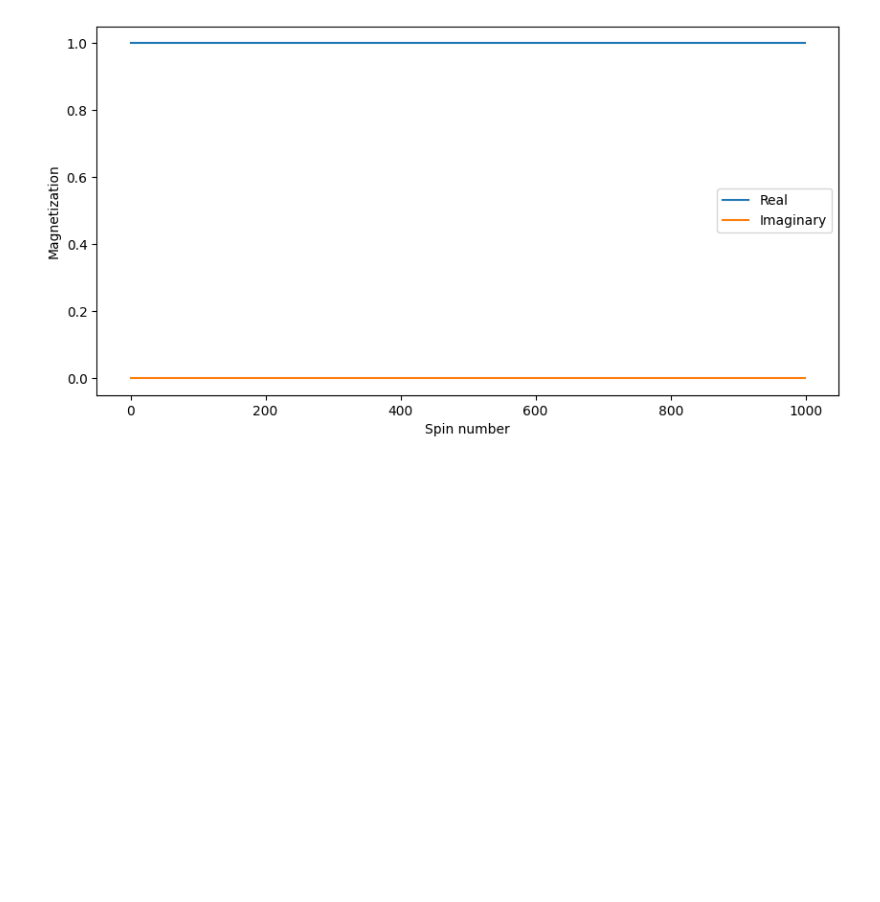
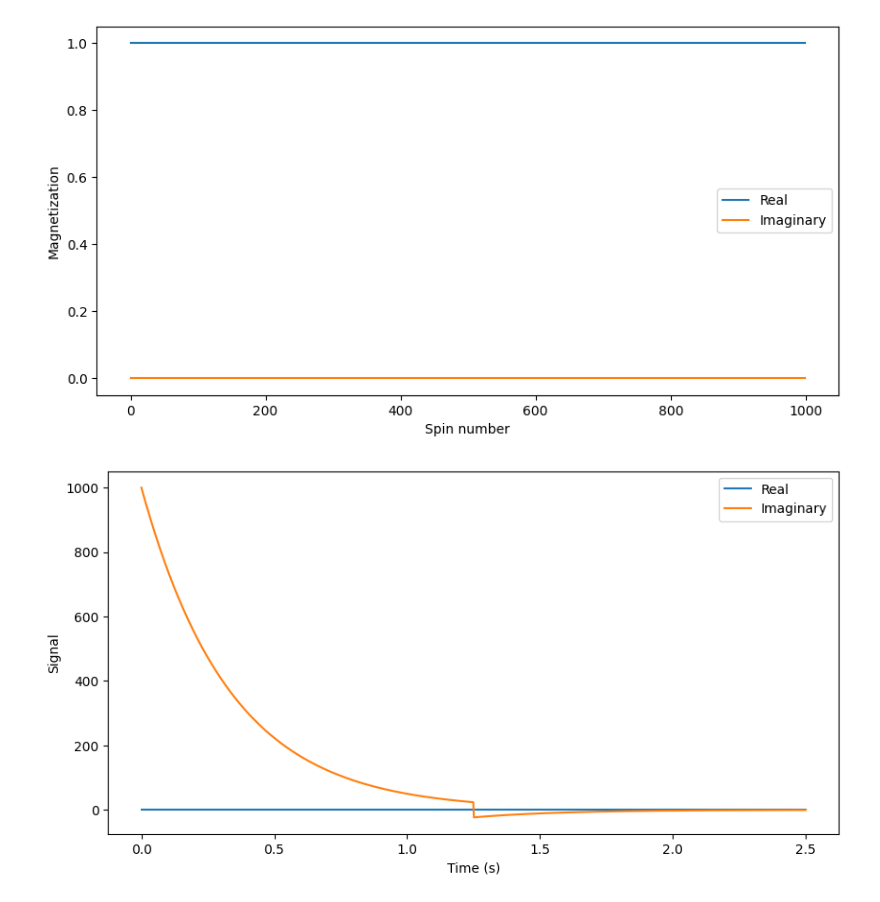
Before and after one commit to MaxStrey/Martinos_MR, a Jupyter notebook: Martinos_project/phantom_generation/phantom_3.ipynb, the cells around one changed output. Saved outputs shown, nothing was run; the diff lists cells and outputs as text; code cells hidden in the pictures; blank space fills up the shorter version.

```diff
--- a/Martinos_project/phantom_generation/phantom_3.ipynb
+++ b/Martinos_project/phantom_generation/phantom_3.ipynb
@@ -17,22 +22,43 @@ plt.show()
 # %%
 angle = np.pi / 2  # 90 degree flip
 phantom *= np.exp(1j * angle)  # Rotate each spin by 90 degrees
 T1 = 1.0  # T1 relaxation time
 T2 = 0.5  # T2 relaxation time
 
 times = np.linspace(0, 5 * T2, 1000)  # Times at which to sample the signal
 signal = np.zeros_like(times, dtype=np.complex128)
 
 for i, t in enumerate(times):
     E1 = np.exp(-t / T1)
     E2 = np.exp(-t / T2)
     signal[i] = np.sum(phantom * E1 * E2)  # Signal is sum of all spins, with relaxation
 
+
+
+# Apply a 180 degree pulse to create a spin echo
+echo_time = times[int(len(times)/2)]  # Time at which to apply the 180 degree pulse
+echo_angle = np.pi  # 180 degree flip
+echo_phase = np.exp(1j * echo_angle)  # Phase shift due to 180 degree pulse
+echo_index = np.argmin(np.abs(times - echo_time))  # Index of the echo time in the times array
+signal[echo_index:] *= echo_phase  # Apply the phase shift to the signal after the echo time
+
+#Plotting E1 and E2
+plt.figure(figsize=(10, 5))
+plt.plot(times, signal.real, label='Real')
+plt.plot(times, signal.imag, label='Imaginary')
+plt.xlabel('Time (s)')
+plt.ylabel('Signal')
+plt.legend()
+plt.show()
+
 Gx = 1.0  # Strength of the gradient field
 
 # Apply the gradient field
 for i in range(N_spins):
-    signal *= np.exp(-1j * Gx * i * times)  # Frequency shift depends on position in the phantom
+    signal *= np.exp(-1j * Gx * i * times)  # Frequency shift due to gradient
+    signal *= np.exp(-1j * 2 * np.pi * B0[i] * times)  # Phase shift due to B0 field
+# %% [output]
+[figure, added]
 # %%
 plt.figure()
 plt.plot(times, signal.real, label='Real')
```
Also changed, not shown: parts of 2 cells of this notebook.
